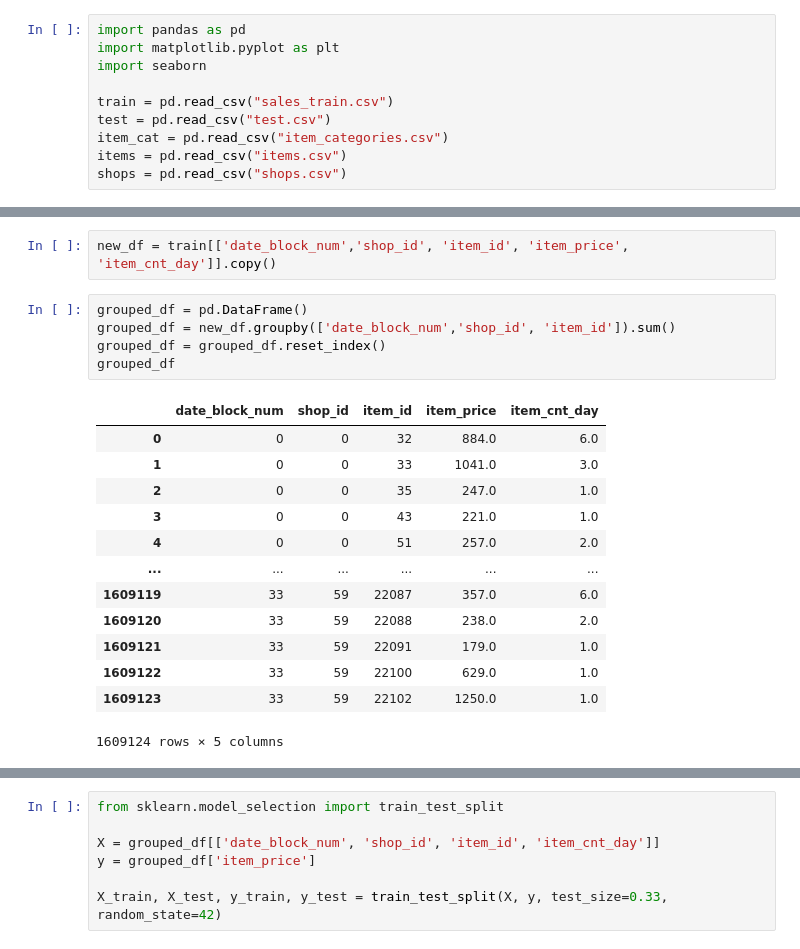
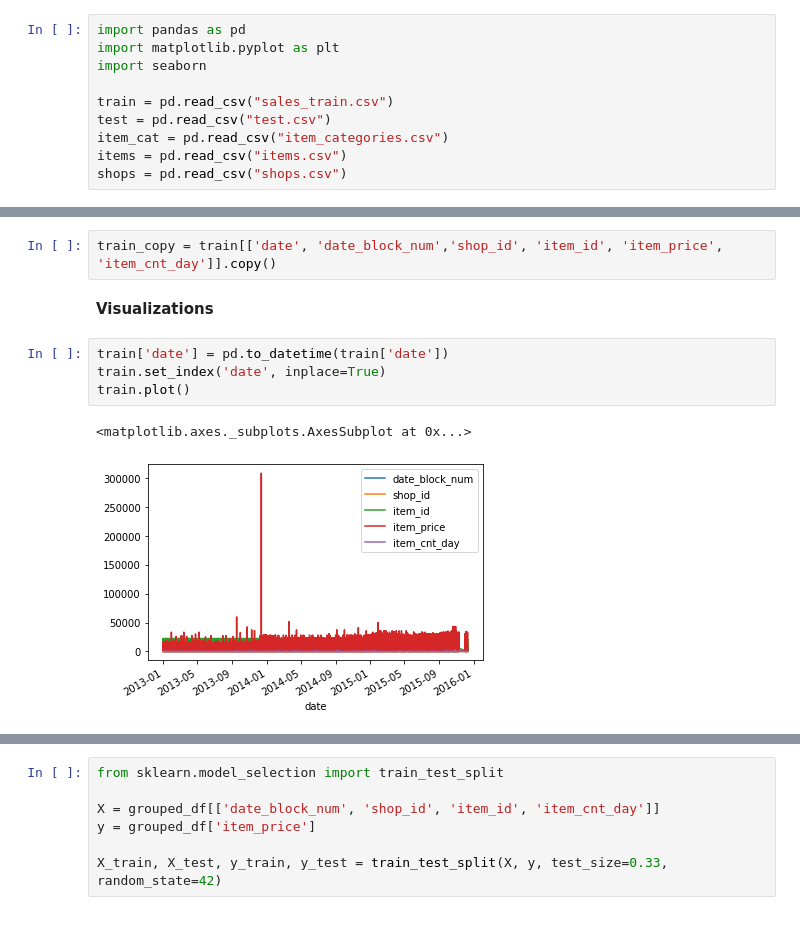
Before and after one commit to aruna09/Predict-Future-Sales, a Jupyter notebook: PredictFutureSales.ipynb, the cells around one changed output, grey strips where cells are left out. Drawn from its saved outputs; the diff is of its cells as text.

```diff
--- a/PredictFutureSales.ipynb
+++ b/PredictFutureSales.ipynb
@@ -64,21 +27,11 @@ Index(['shop_name', 'shop_id'], dtype='object')
 # %%
-new_df = train[['date_block_num','shop_id', 'item_id', 'item_price', 'item_cnt_day']].copy()
+train_copy = train[['date', 'date_block_num','shop_id', 'item_id', 'item_price', 'item_cnt_day']].copy()
-# %%
-grouped_df = pd.DataFrame()
-grouped_df = new_df.groupby(['date_block_num','shop_id', 'item_id']).sum()
-grouped_df = grouped_df.reset_index()
-grouped_df
-# %% [output]
-|  | date_block_num | shop_id | item_id | item_price | item_cnt_day |
-| 0 | 0 | 0 | 32 | 884.0 | 6.0 |
-| 1 | 0 | 0 | 33 | 1041.0 | 3.0 |
-| 2 | 0 | 0 | 35 | 247.0 | 1.0 |
-| 3 | 0 | 0 | 43 | 221.0 | 1.0 |
-| 4 | 0 | 0 | 51 | 257.0 | 2.0 |
-| ... | ... | ... | ... | ... | ... |
-| 1609119 | 33 | 59 | 22087 | 357.0 | 6.0 |
-| 1609120 | 33 | 59 | 22088 | 238.0 | 2.0 |
-| 1609121 | 33 | 59 | 22091 | 179.0 | 1.0 |
-| 1609122 | 33 | 59 | 22100 | 629.0 | 1.0 |
-| 1609123 | 33 | 59 | 22102 | 1250.0 | 1.0 |
-1609124 rows × 5 columns
+# %% [markdown]
+**Visualizations**
+# %%
+train['date'] = pd.to_datetime(train['date'])
+train.set_index('date', inplace=True)
+train.plot()
+# %% [output]
+<matplotlib.axes._subplots.AxesSubplot at 0x...>
+[figure, added]
```
Also changed, not shown: parts of 25 cells of this notebook.
